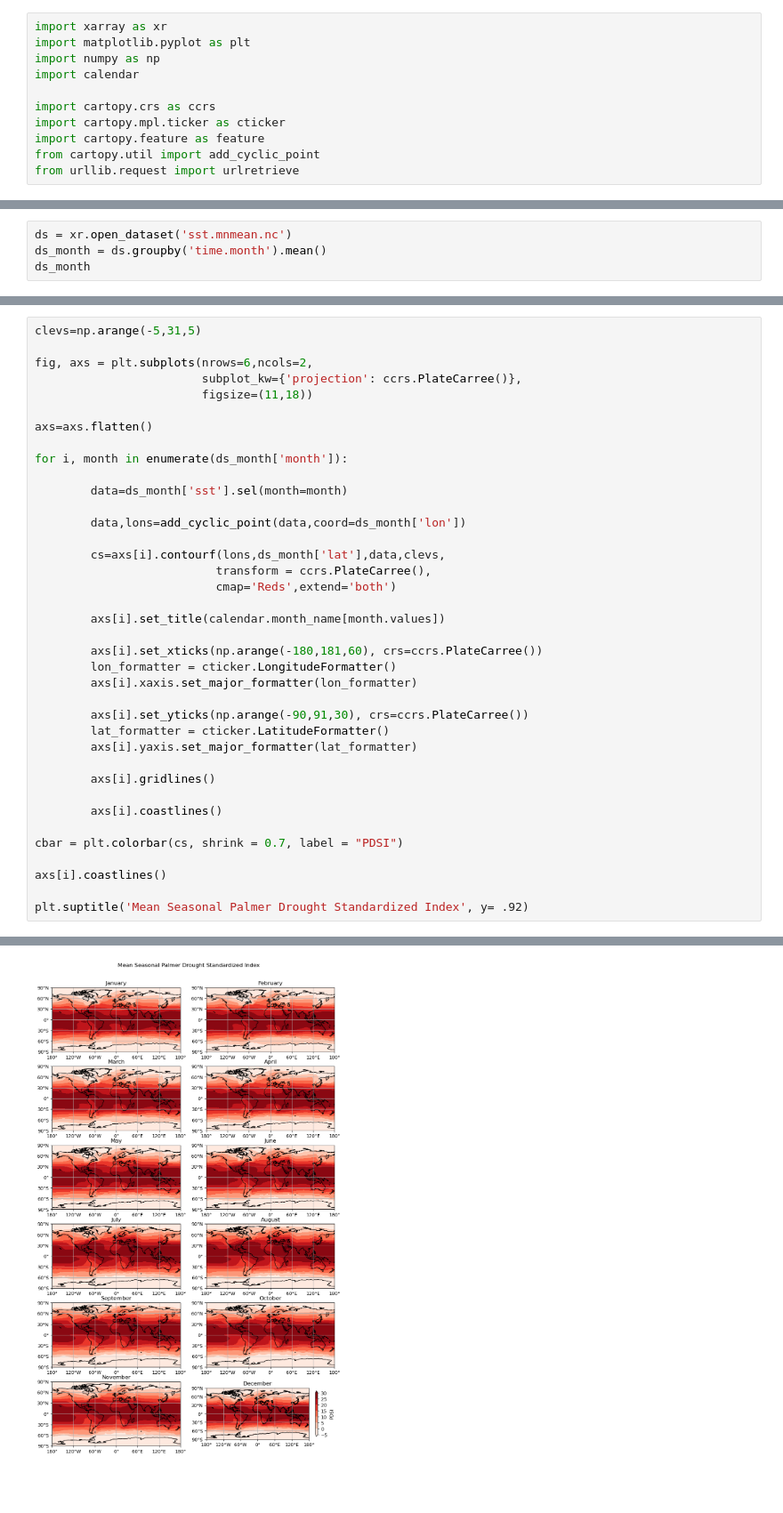
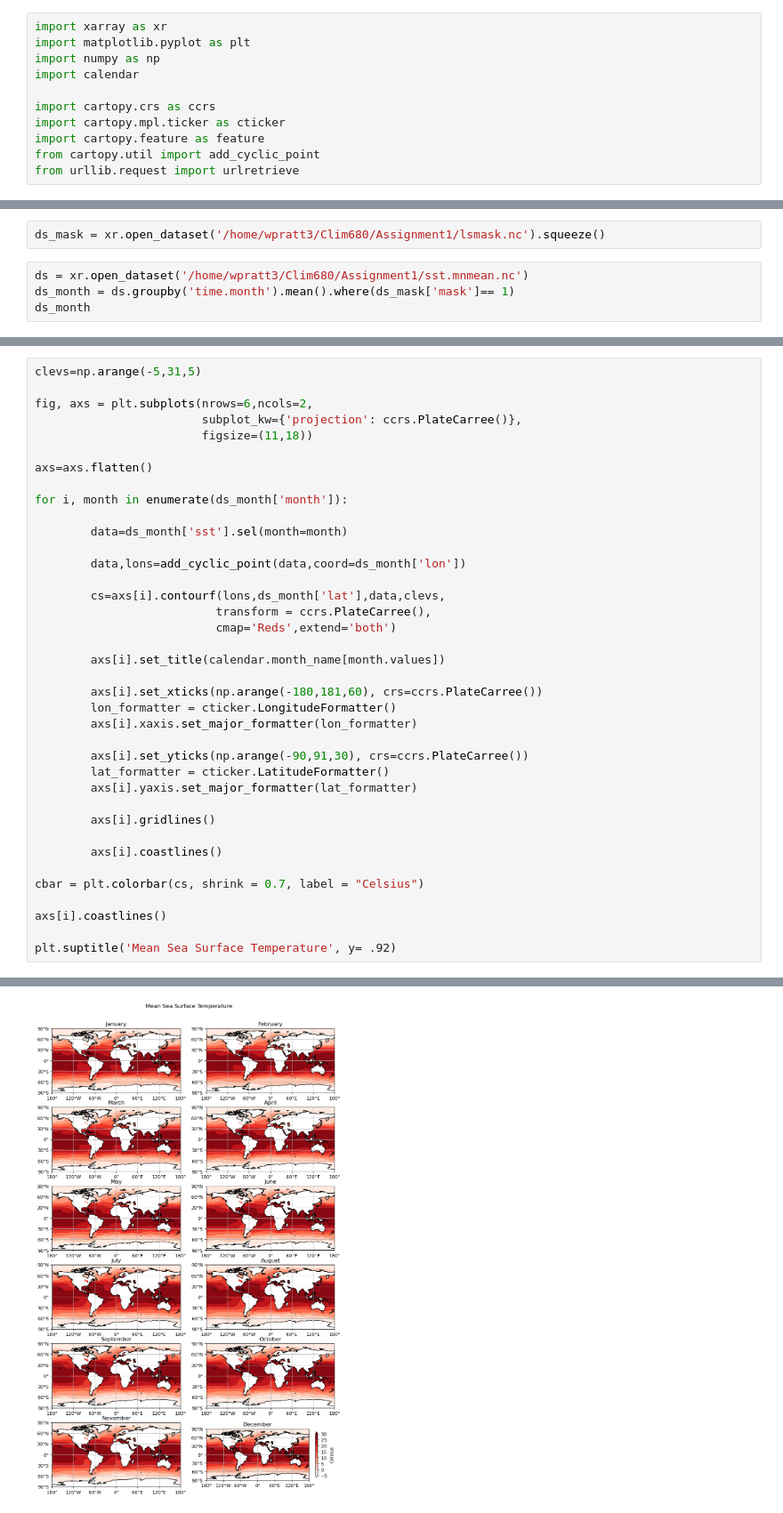
Before and after one commit to wapratt/Assignment1, a Jupyter notebook: Assignment1.ipynb, the cells around one changed output, grey strips where cells are left out. Shown at 89% size. Drawn from its saved outputs; the diff is of its cells as text; blank space fills up the shorter version.

Commit message:
Add land mask

```diff
--- a/Assignment1.ipynb
+++ b/Assignment1.ipynb
@@ -19,6 +17,8 @@ ValueError: can only read bytes or file-like objects with engine='scipy' or 'h5n
+# %%
+ds_mask = xr.open_dataset('/home/wpratt3/Clim680/Assignment1/lsmask.nc').squeeze()
 # %%
-ds = xr.open_dataset('sst.mnmean.nc')
-ds_month = ds.groupby('time.month').mean()
+ds = xr.open_dataset('/home/wpratt3/Clim680/Assignment1/sst.mnmean.nc')
+ds_month = ds.groupby('time.month').mean().where(ds_mask['mask']== 1)
 ds_month
 # %% [output]
 <xarray.Dataset> Size: 3MB
@@ -73,9 +74,9 @@ for i, month in enumerate(ds_month['month']):
 
         axs[i].coastlines()
 
-cbar = plt.colorbar(cs, shrink = 0.7, label = "PDSI")
+cbar = plt.colorbar(cs, shrink = 0.7, label = "Celsius")
 
 axs[i].coastlines()
 
-plt.suptitle('Mean Seasonal Palmer Drought Standardized Index', y= .92)
+plt.suptitle('Mean Sea Surface Temperature', y= .92)
 # %% [output]
@@ -83 +84 @@ Text(0.5, 0.92, 'Mean Seasonal Palmer Drought Standardized Index')
-[figure, old version]
+[figure, new version]
```
Also changed, not shown: parts of 3 cells of this notebook.
